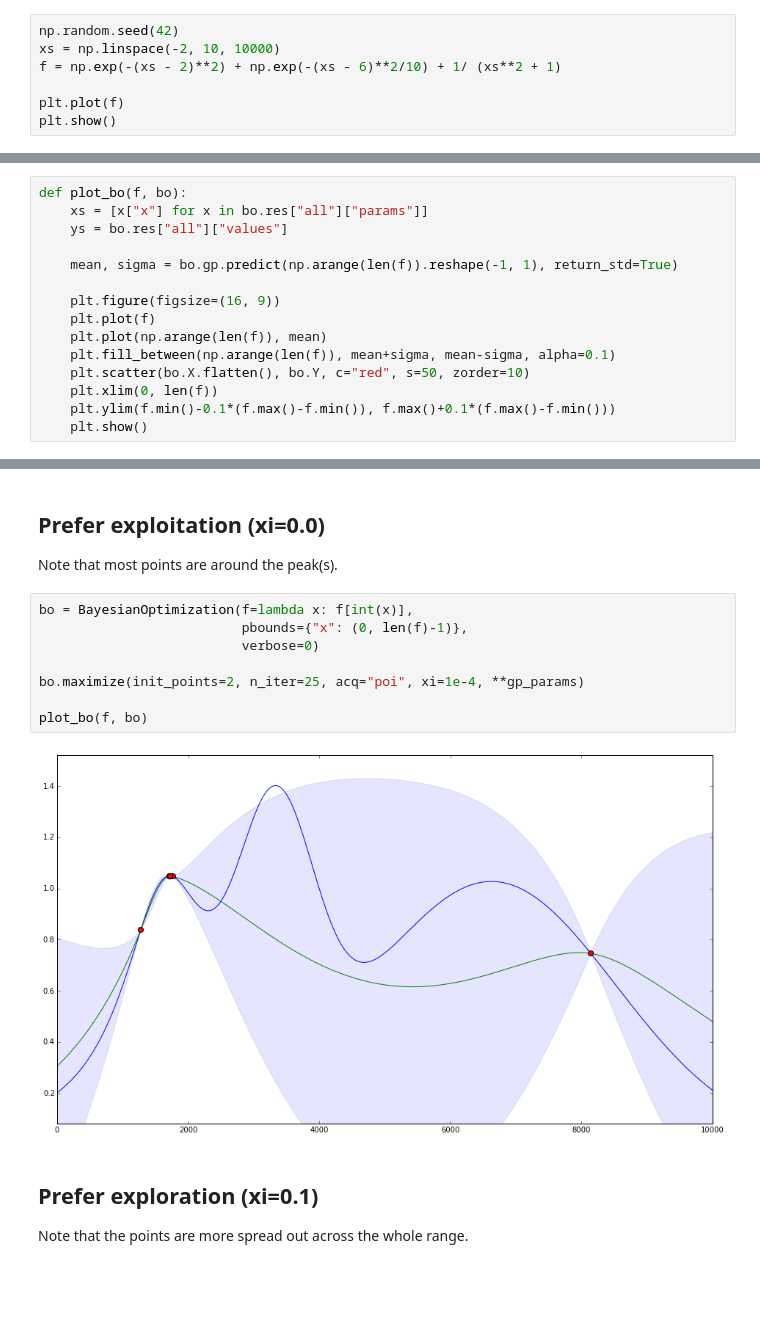
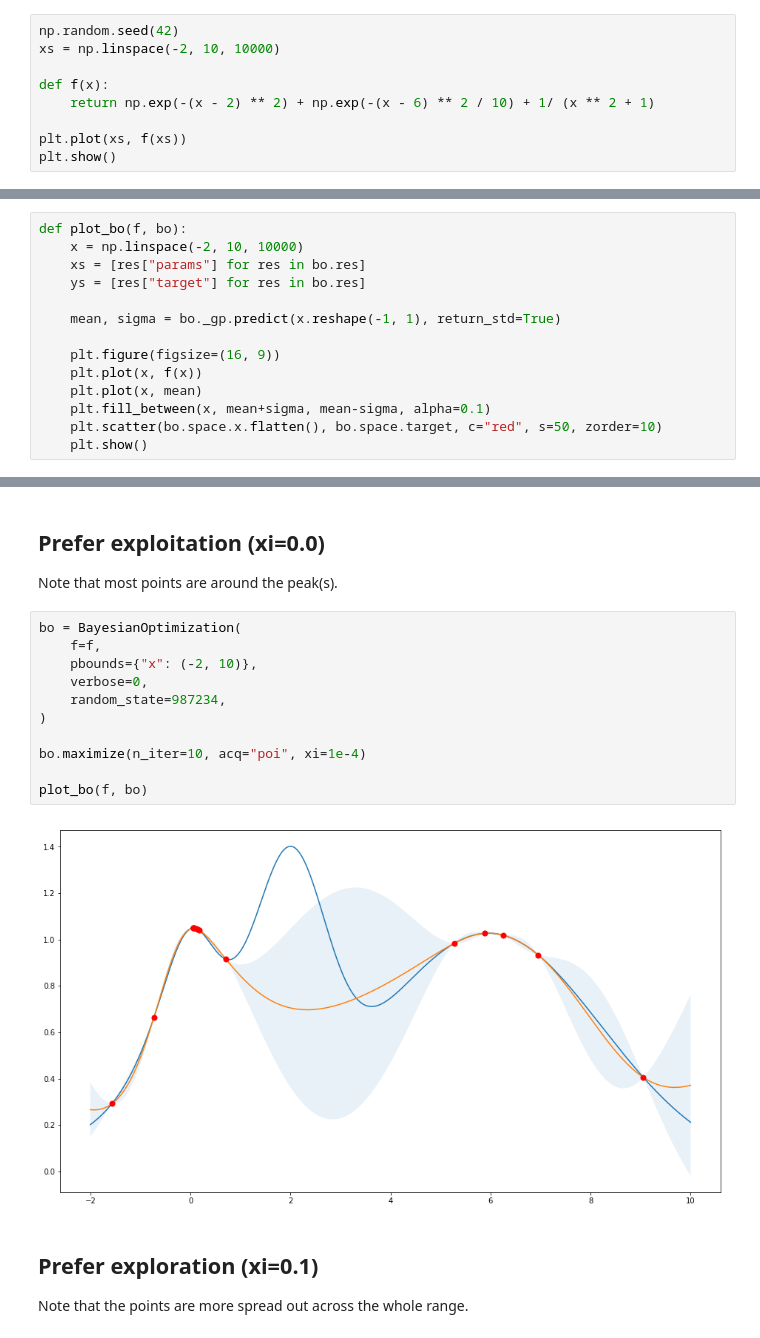
Before and after one commit to bayesian-optimization/BayesianOptimization, a Jupyter notebook: examples/exploitation vs exploration.ipynb, the cells around one changed output, grey strips where cells are left out. Drawn from its saved outputs; the diff is of its cells as text; blank space fills up the shorter version.

```diff
--- a/examples/exploitation vs exploration.ipynb
+++ b/examples/exploitation vs exploration.ipynb
@@ -15,8 +12,10 @@ gp_params = {"alpha": 1e-5, "n_restarts_optimizer": 2}
 # %%
 np.random.seed(42)
 xs = np.linspace(-2, 10, 10000)
-f = np.exp(-(xs - 2)**2) + np.exp(-(xs - 6)**2/10) + 1/ (xs**2 + 1)
 
-plt.plot(f)
+def f(x):
+    return np.exp(-(x - 2) ** 2) + np.exp(-(x - 6) ** 2 / 10) + 1/ (x ** 2 + 1)
+
+plt.plot(xs, f(xs))
 plt.show()
 # %% [output]
@@ -25,18 +24,17 @@ plt.show()
 ## Utility function for plotting
 # %%
 def plot_bo(f, bo):
-    xs = [x["x"] for x in bo.res["all"]["params"]]
-    ys = bo.res["all"]["values"]
+    x = np.linspace(-2, 10, 10000)
+    xs = [res["params"] for res in bo.res]
+    ys = [res["target"] for res in bo.res]
 
-    mean, sigma = bo.gp.predict(np.arange(len(f)).reshape(-1, 1), return_std=True)
+    mean, sigma = bo._gp.predict(x.reshape(-1, 1), return_std=True)
 
     plt.figure(figsize=(16, 9))
-    plt.plot(f)
-    plt.plot(np.arange(len(f)), mean)
-    plt.fill_between(np.arange(len(f)), mean+sigma, mean-sigma, alpha=0.1)
-    plt.scatter(bo.X.flatten(), bo.Y, c="red", s=50, zorder=10)
-    plt.xlim(0, len(f))
-    plt.ylim(f.min()-0.1*(f.max()-f.min()), f.max()+0.1*(f.max()-f.min()))
+    plt.plot(x, f(x))
+    plt.plot(x, mean)
+    plt.fill_between(x, mean+sigma, mean-sigma, alpha=0.1)
+    plt.scatter(bo.space.x.flatten(), bo.space.target, c="red", s=50, zorder=10)
     plt.show()
 # %% [markdown]
 # Acquisition Function "Upper Confidence Bound"
@@ -110,15 +115,18 @@ plot_bo(f, bo)
 
 Note that most points are around the peak(s).
 # %%
-bo = BayesianOptimization(f=lambda x: f[int(x)],
-                          pbounds={"x": (0, len(f)-1)},
-                          verbose=0)
+bo = BayesianOptimization(
+    f=f,
+    pbounds={"x": (-2, 10)},
+    verbose=0,
+    random_state=987234,
+)
 
-bo.maximize(init_points=2, n_iter=25, acq="poi", xi=1e-4, **gp_params)
+bo.maximize(n_iter=10, acq="poi", xi=1e-4)
 
 plot_bo(f, bo)
 # %% [output]
-[figure, old version]
+[figure, new version]
 # %% [markdown]
 ## Prefer exploration (xi=0.1)
 
```
Also changed, not shown: parts of 8 cells of this notebook, 12 other files.
